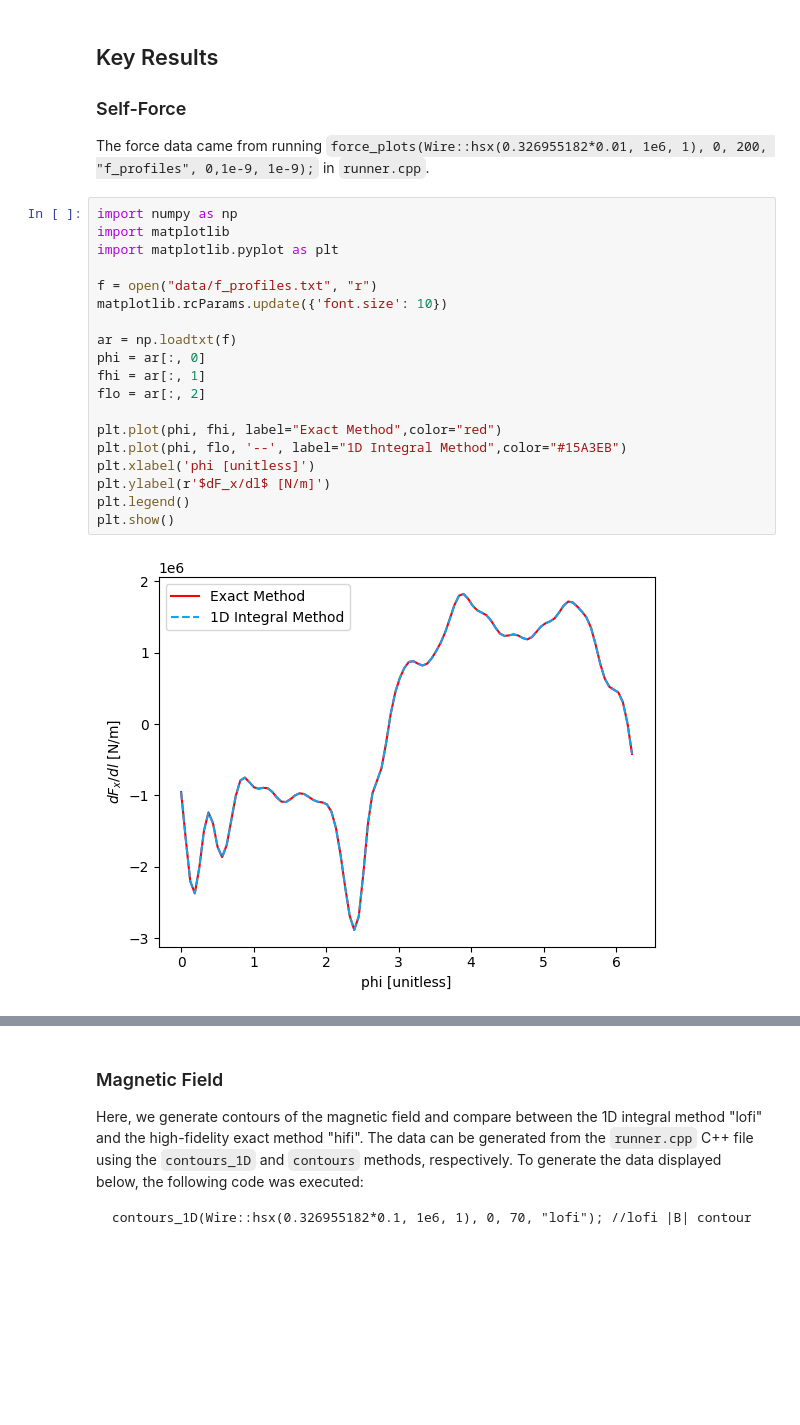
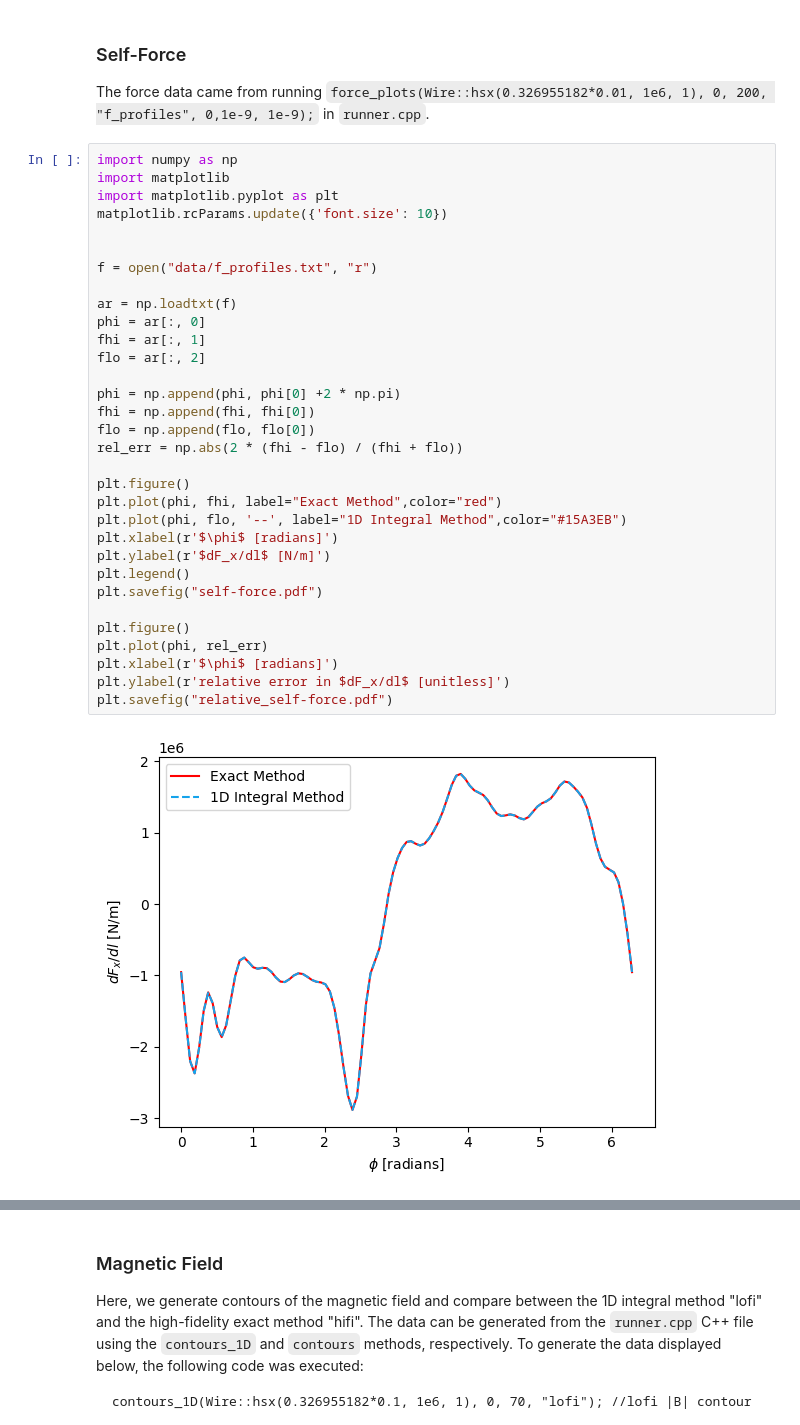
Before and after one commit to smhurwitz/Coil_Fields, a Jupyter notebook: analysis.ipynb, the cells around one changed output, grey strips where cells are left out. Drawn from its saved outputs; the diff is of its cells as text; blank space fills up the shorter version.

Commit message:
updated plots

```diff
--- a/analysis.ipynb
+++ b/analysis.ipynb
@@ -1,27 +24,38 @@
 # %% [markdown]
-## Key Results
-
 ### Self-Force
 
 The force data came from running `force_plots(Wire::hsx(0.326955182*0.01, 1e6, 1), 0, 200, "f_profiles", 0,1e-9, 1e-9);` in `runner.cpp`.
 # %%
 import numpy as np
 import matplotlib
 import matplotlib.pyplot as plt
+matplotlib.rcParams.update({'font.size': 10})
+
 
 f = open("data/f_profiles.txt", "r")
-matplotlib.rcParams.update({'font.size': 10})
 
 ar = np.loadtxt(f)
 phi = ar[:, 0]
 fhi = ar[:, 1]
 flo = ar[:, 2]
 
+phi = np.append(phi, phi[0] +2 * np.pi)
+fhi = np.append(fhi, fhi[0])
+flo = np.append(flo, flo[0])
+rel_err = np.abs(2 * (fhi - flo) / (fhi + flo))
+
+plt.figure()
 plt.plot(phi, fhi, label="Exact Method",color="red")
 plt.plot(phi, flo, '--', label="1D Integral Method",color="#15A3EB")
-plt.xlabel('phi [unitless]')
+plt.xlabel(r'$\phi$ [radians]')
 plt.ylabel(r'$dF_x/dl$ [N/m]')
 plt.legend()
-plt.show()
+plt.savefig("self-force.pdf")
+
+plt.figure()
+plt.plot(phi, rel_err)
+plt.xlabel(r'$\phi$ [radians]')
+plt.ylabel(r'relative error in $dF_x/dl$ [unitless]')
+plt.savefig("relative_self-force.pdf")
 # %% [output]
-[figure, old version]
+[figure, new version]
```
Also changed, not shown: parts of 8 cells of this notebook.
